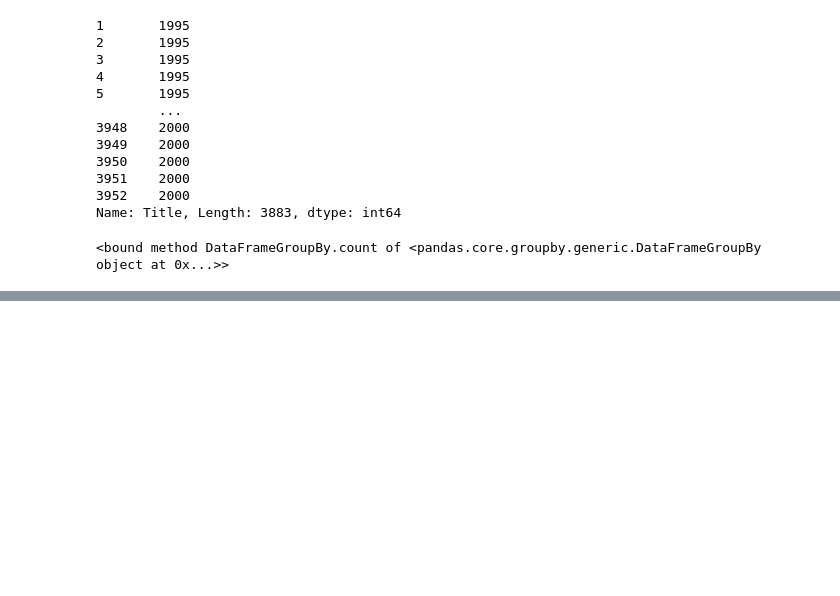
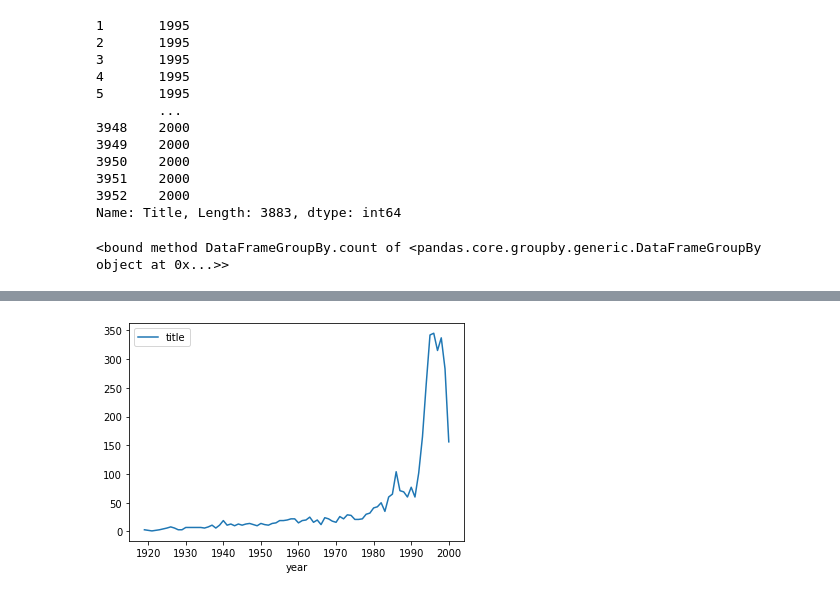
Before and after one commit to taranaalex/MLPNS_ATarana, a Jupyter notebook: MLPNS23_bootcamp.ipynb, the cells around one changed output, grey strips where cells are left out. Drawn from its saved outputs; the diff is of its cells as text; code cells hidden in the pictures; blank space fills up the shorter version.

```diff
--- a/MLPNS23_bootcamp.ipynb
+++ b/MLPNS23_bootcamp.ipynb
@@ -461,0 +538,4 @@ movies.groupby("Year").count
+# %%
+movies.groupby('year').count().plot(y='title');
+# %% [output]
+[figure, added]
```
Also changed, not shown: parts of 62 cells of this notebook.
